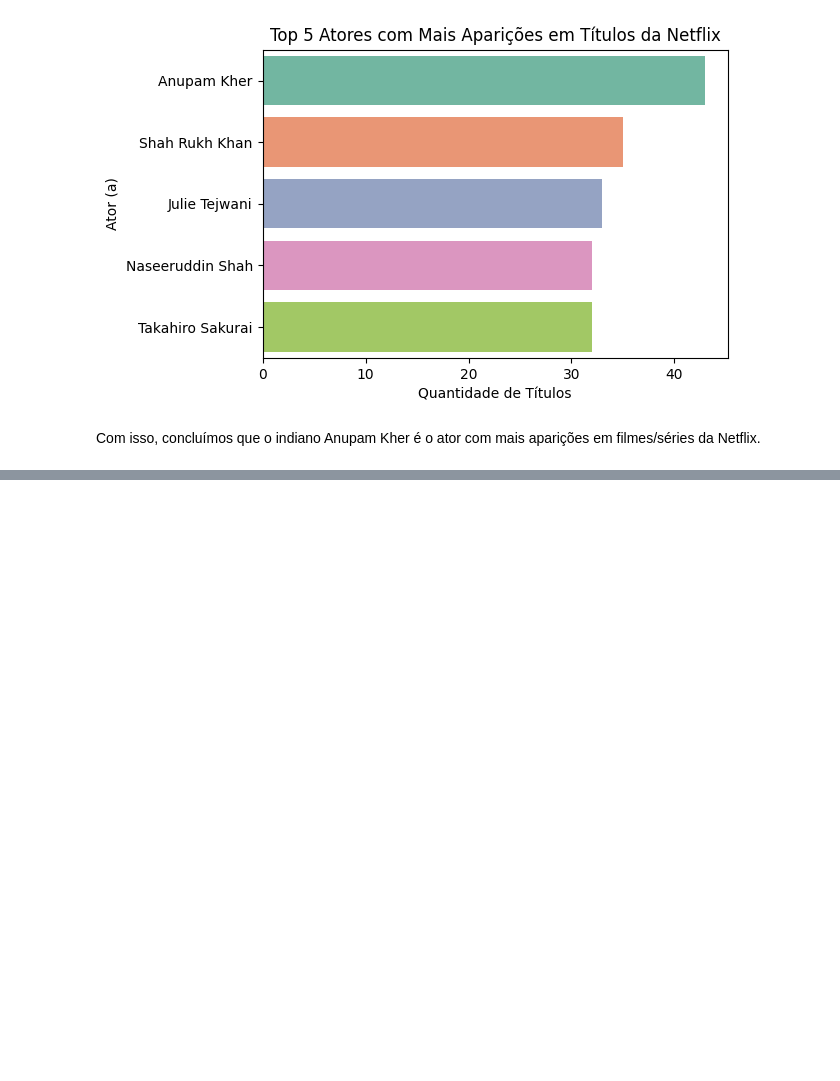
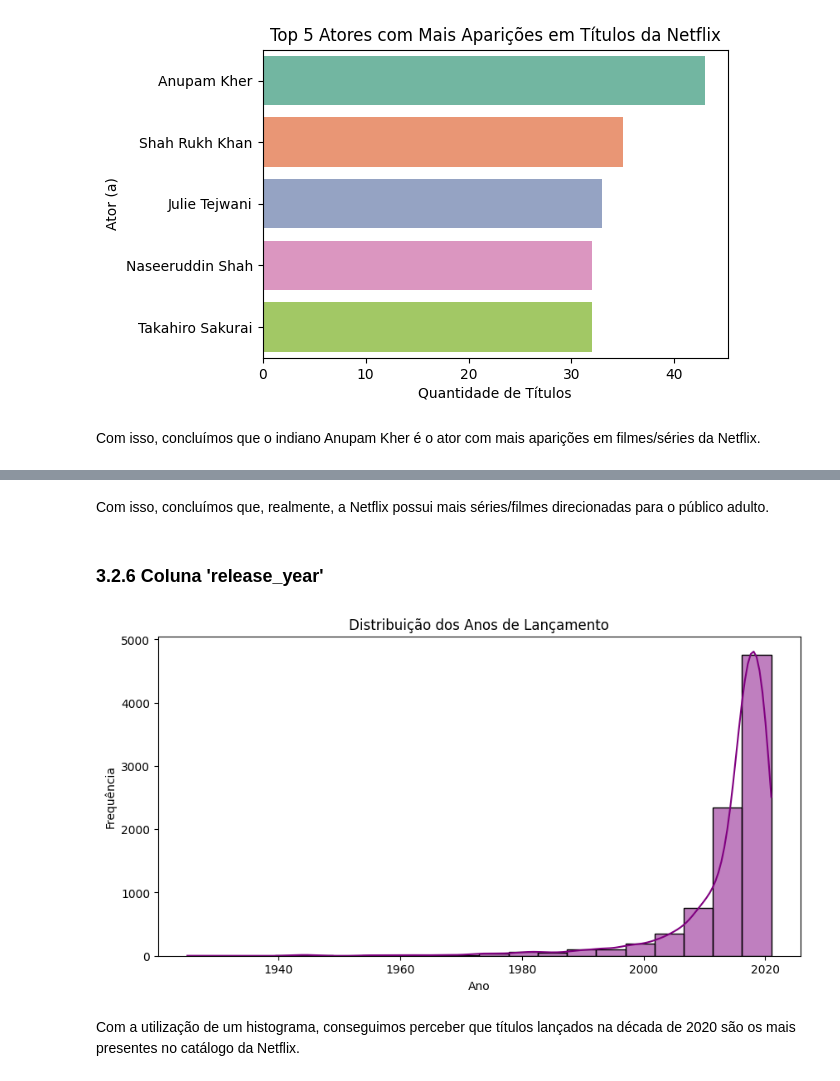
Before and after one commit to mendes078/Projeto_2025.2, a Jupyter notebook: Projeto - 2025.2/main.ipynb, the cells around one changed output, grey strips where cells are left out. Drawn from its saved outputs; the diff is of its cells as text; code cells hidden in the pictures; blank space fills up the shorter version.

```diff
--- a/Projeto - 2025.2/main.ipynb
+++ b/Projeto - 2025.2/main.ipynb
@@ -418,0 +452,17 @@ Com isso, concluímos que o indiano Anupam Kher é o ator com mais aparições e
+# %% [markdown]
+Com isso, concluímos que, realmente, a Netflix possui mais séries/filmes direcionadas para o público adulto.
+# %% [markdown]
+### 3.2.6 Coluna 'release_year'
+# %%
+# Criando o gráfico da coluna 'release_year':
+
+plt.figure(figsize = (10, 5))
+sns.histplot(df['release_year'], kde = True, bins = 20, color = 'purple')
+plt.title("Distribuição dos Anos de Lançamento")
+plt.xlabel("Ano")
+plt.ylabel("Frequência")
+plt.show()
+# %% [output]
+[figure, added]
+# %% [markdown]
+Com a utilização de um histograma, conseguimos perceber que títulos lançados na década de 2020 são os mais presentes no catálogo da Netflix.
```
Also changed, not shown: parts of 7 cells of this notebook.
